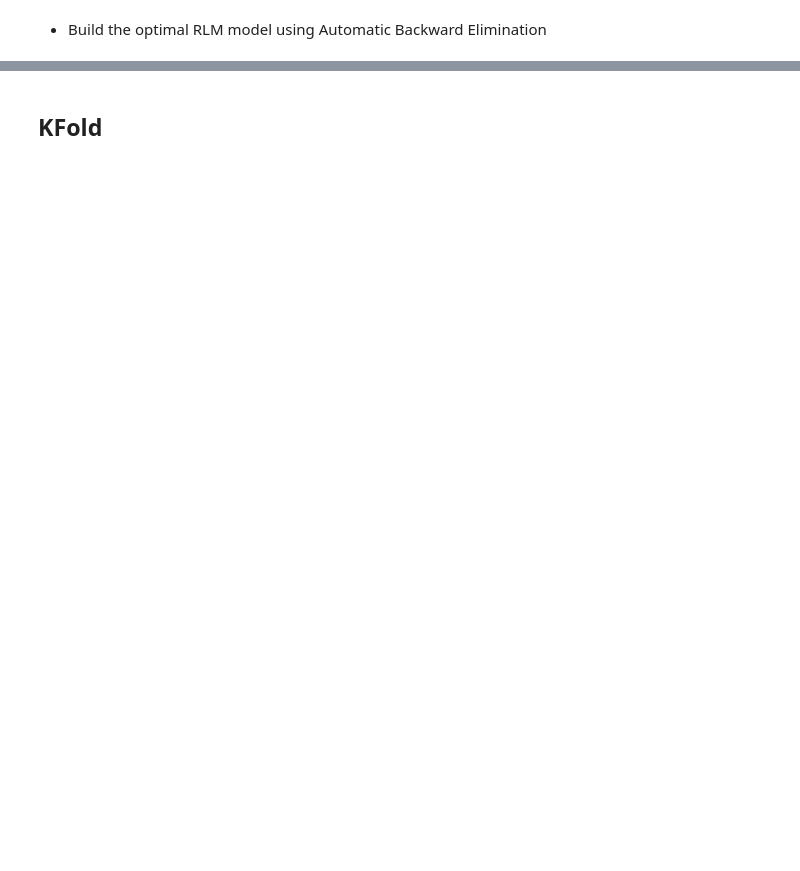
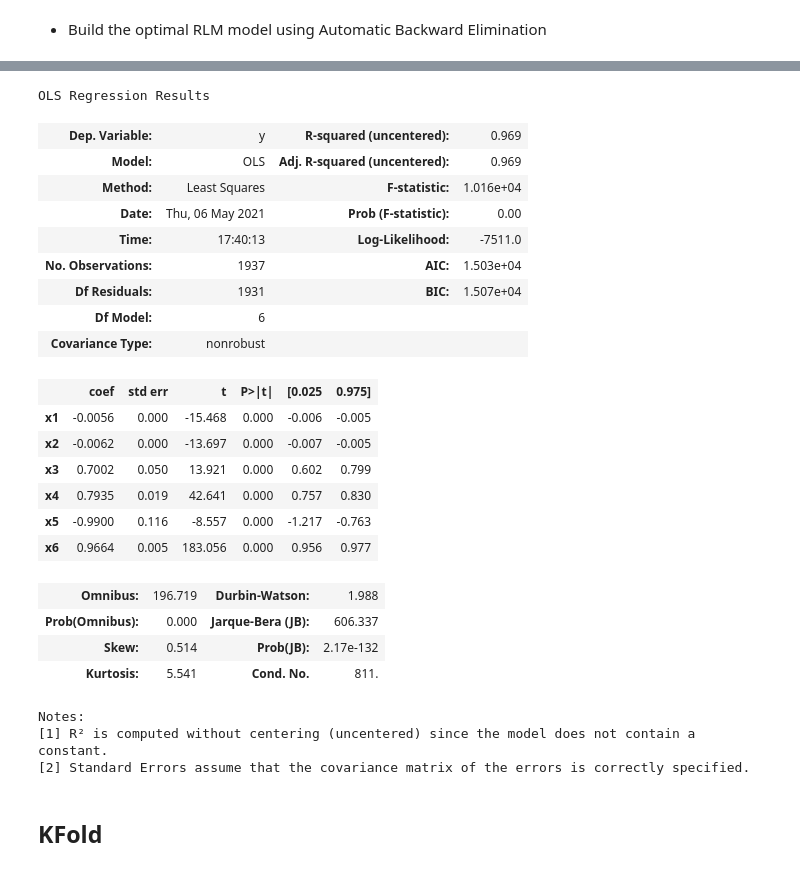
Before and after one commit to jesussantana/Supervised-Regression, a Jupyter notebook: notebooks/Sprint_12_Supevised_Regression.ipynb, the cells around one changed output, grey strips where cells are left out. Cells and saved outputs as stored; diff of their text form; code cells hidden in the pictures; blank space fills up the shorter version.

Commit message:
backward Elimination

```diff
--- a/notebooks/Sprint_12_Supevised_Regression.ipynb
+++ b/notebooks/Sprint_12_Supevised_Regression.ipynb
@@ -144,10 +215,10 @@ def backwardElimination(x, sl):
                 if (regressor_OLS.pvalues[j].astype(float) == maxVar):
                     x = np.delete(x, j, 1)
 
-    return regressor_OLS.summary()
+    return x, regressor_OLS.summary()
 
 SL = 0.05
 X_opt = X[:, [1, 2, 3, 4, 5, 6]]
-X_Modeled = backwardElimination(X_opt, SL)
+X_Modeled, summary = backwardElimination(X_opt, SL)
 # %%
 X_Modeled
@@ -154,3 +233,30 @@ X_Modeled
+# %%
+summary
+# %% [output]
+OLS Regression Results
+| Dep. Variable: | y | R-squared (uncentered): | 0.969 |
+| Model: | OLS | Adj. R-squared (uncentered): | 0.969 |
+| Method: | Least Squares | F-statistic: | 1.016e+04 |
+| Date: | Thu, 06 May 2021 | Prob (F-statistic): | 0.00 |
+| Time: | 17:40:13 | Log-Likelihood: | -7511.0 |
+| No. Observations: | 1937 | AIC: | 1.503e+04 |
+| Df Residuals: | 1931 | BIC: | 1.507e+04 |
+| Df Model: | 6 |  |  |
+| Covariance Type: | nonrobust |  |  |
+|  | coef | std err | t | P>|t| | [0.025 | 0.975] |
+| x1 | -0.0056 | 0.000 | -15.468 | 0.000 | -0.006 | -0.005 |
+| x2 | -0.0062 | 0.000 | -13.697 | 0.000 | -0.007 | -0.005 |
+| x3 | 0.7002 | 0.050 | 13.921 | 0.000 | 0.602 | 0.799 |
+| x4 | 0.7935 | 0.019 | 42.641 | 0.000 | 0.757 | 0.830 |
+| x5 | -0.9900 | 0.116 | -8.557 | 0.000 | -1.217 | -0.763 |
+| x6 | 0.9664 | 0.005 | 183.056 | 0.000 | 0.956 | 0.977 |
+| Omnibus: | 196.719 | Durbin-Watson: | 1.988 |
+| Prob(Omnibus): | 0.000 | Jarque-Bera (JB): | 606.337 |
+| Skew: | 0.514 | Prob(JB): | 2.17e-132 |
+| Kurtosis: | 5.541 | Cond. No. | 811. |
+Notes:
+[1] R² is computed without centering (uncentered) since the model does not contain a constant.
+[2] Standard Errors assume that the covariance matrix of the errors is correctly specified.
 # %% [markdown]
 ## KFold
 # %%
```
Also changed, not shown: parts of 20 cells of this notebook.
